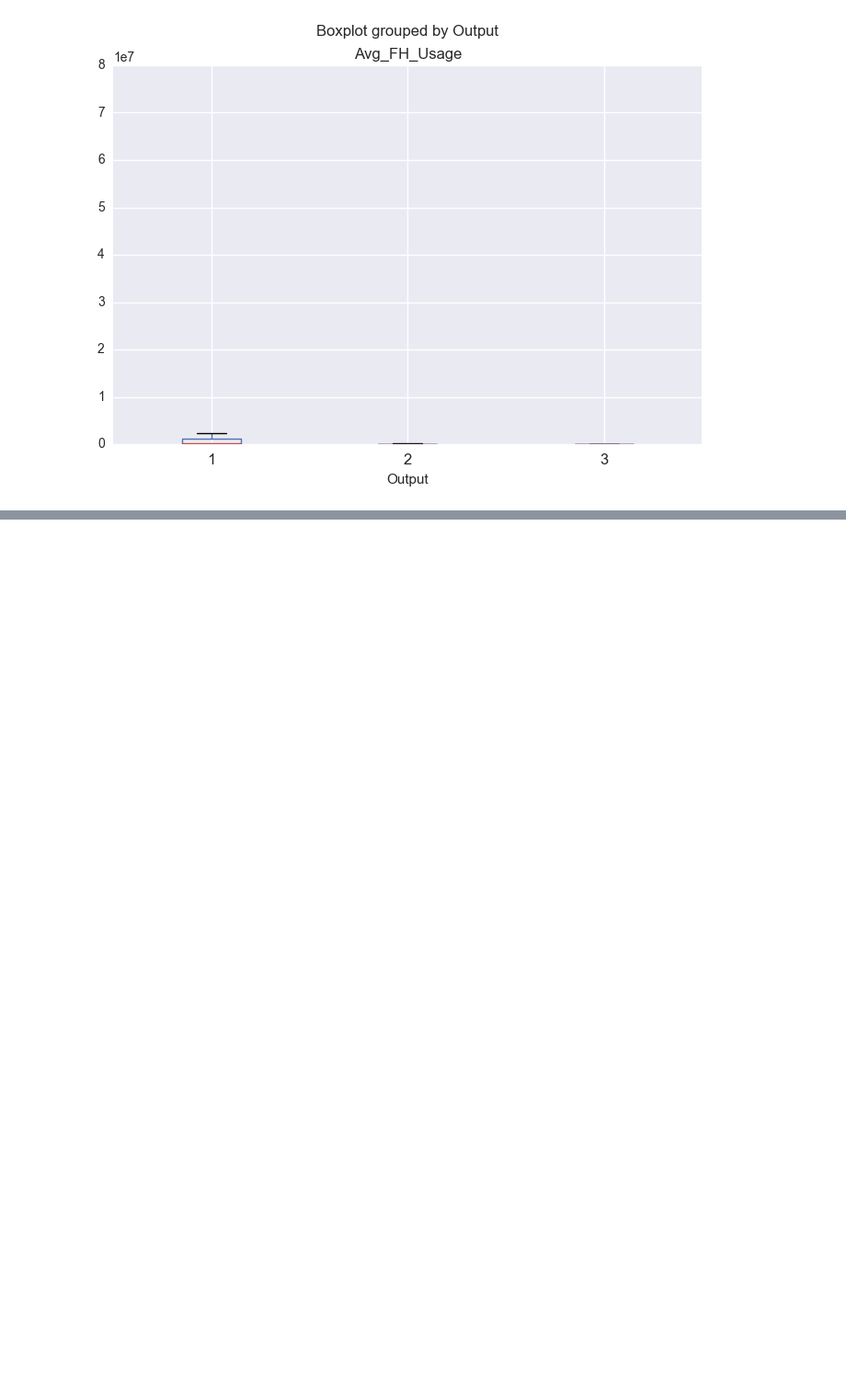
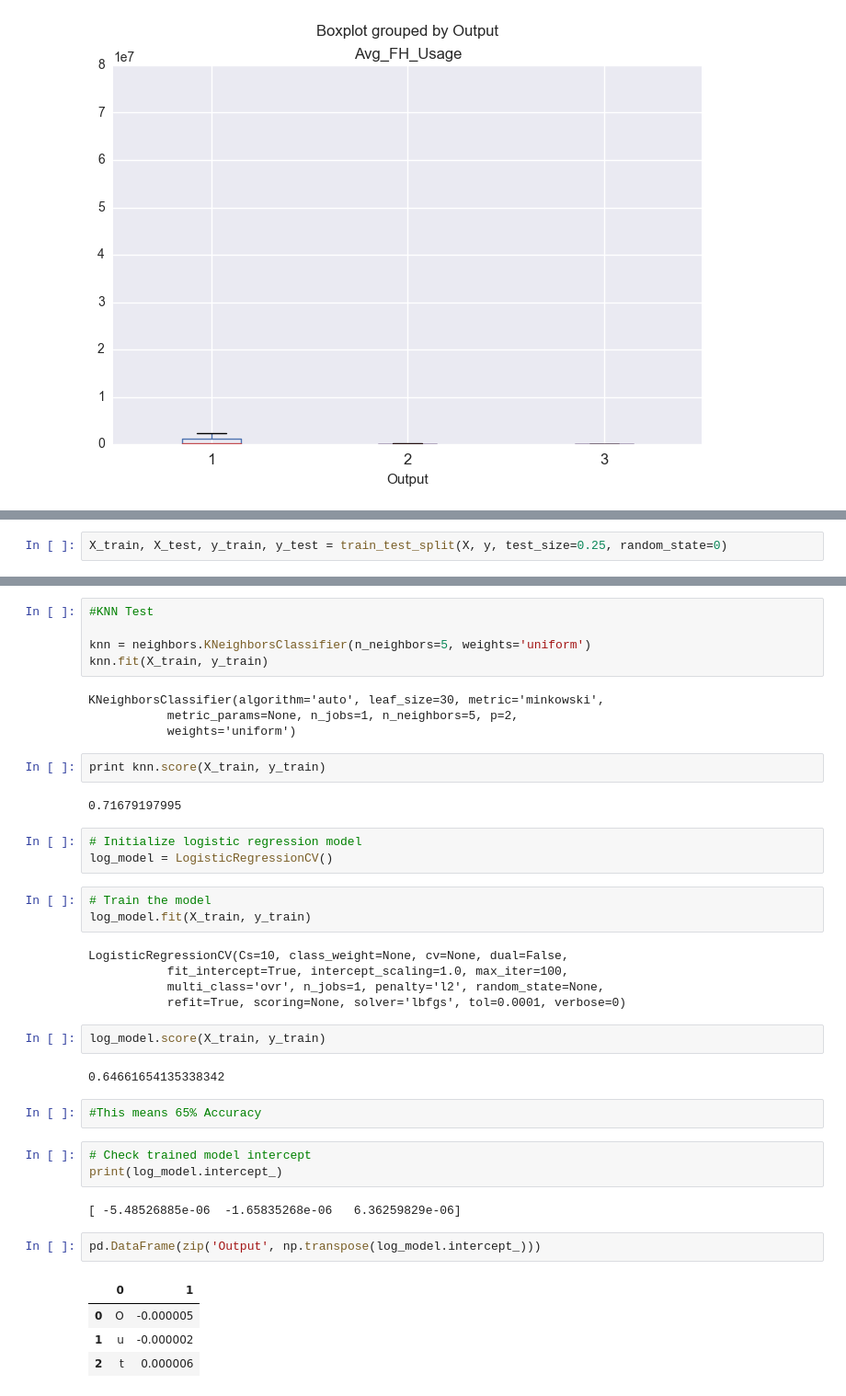
Before and after one commit to esiami/ds-sf-29, a Jupyter notebook: Final Project - Customer_Classifier.ipynb, the cells around one changed output, grey strips where cells are left out. Shown at 92% size. Saved outputs shown, nothing was run; the diff lists cells and outputs as text; blank space fills up the shorter version.

```diff
--- a/Final Project - Customer_Classifier.ipynb
+++ b/Final Project - Customer_Classifier.ipynb
@@ -205,0 +141,2 @@ for n_trees in range(1, 100, 10):
+# %%
+X_train, X_test, y_train, y_test = train_test_split(X, y, test_size=0.25, random_state=0)
@@ -205,0 +203,42 @@ for n_trees in range(1, 100, 10):
+# %%
+#KNN Test
+
+knn = neighbors.KNeighborsClassifier(n_neighbors=5, weights='uniform')
+knn.fit(X_train, y_train)
+# %% [output]
+KNeighborsClassifier(algorithm='auto', leaf_size=30, metric='minkowski',
+           metric_params=None, n_jobs=1, n_neighbors=5, p=2,
+           weights='uniform')
+# %%
+print knn.score(X_train, y_train)
+# %% [output]
+0.71679197995
+# %%
+# Initialize logistic regression model
+log_model = LogisticRegressionCV()
+# %%
+# Train the model
+log_model.fit(X_train, y_train)
+# %% [output]
+LogisticRegressionCV(Cs=10, class_weight=None, cv=None, dual=False,
+           fit_intercept=True, intercept_scaling=1.0, max_iter=100,
+           multi_class='ovr', n_jobs=1, penalty='l2', random_state=None,
+           refit=True, scoring=None, solver='lbfgs', tol=0.0001, verbose=0)
+# %%
+log_model.score(X_train, y_train)
+# %% [output]
+0.64661654135338342
+# %%
+#This means 65% Accuracy
+# %%
+# Check trained model intercept
+print(log_model.intercept_)
+# %% [output]
+[ -5.48526885e-06  -1.65835268e-06   6.36259829e-06]
+# %%
+pd.DataFrame(zip('Output', np.transpose(log_model.intercept_)))
+# %% [output]
+|  | 0 | 1 |
+| 0 | O | -0.000005 |
+| 1 | u | -0.000002 |
+| 2 | t | 0.000006 |
```
Also changed, not shown: parts of 44 cells of this notebook, 1 other file.
